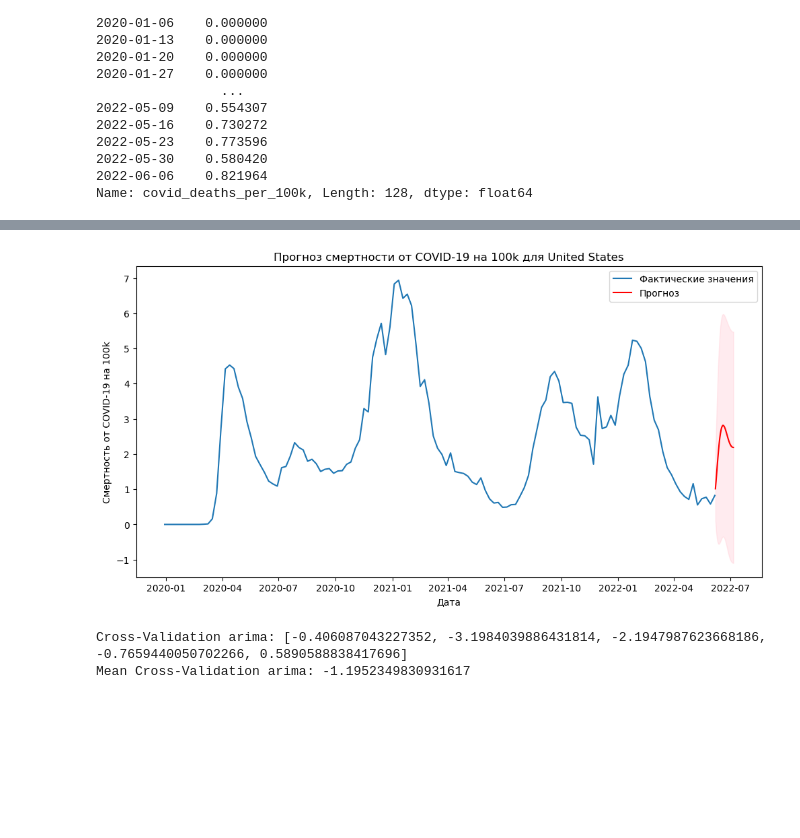
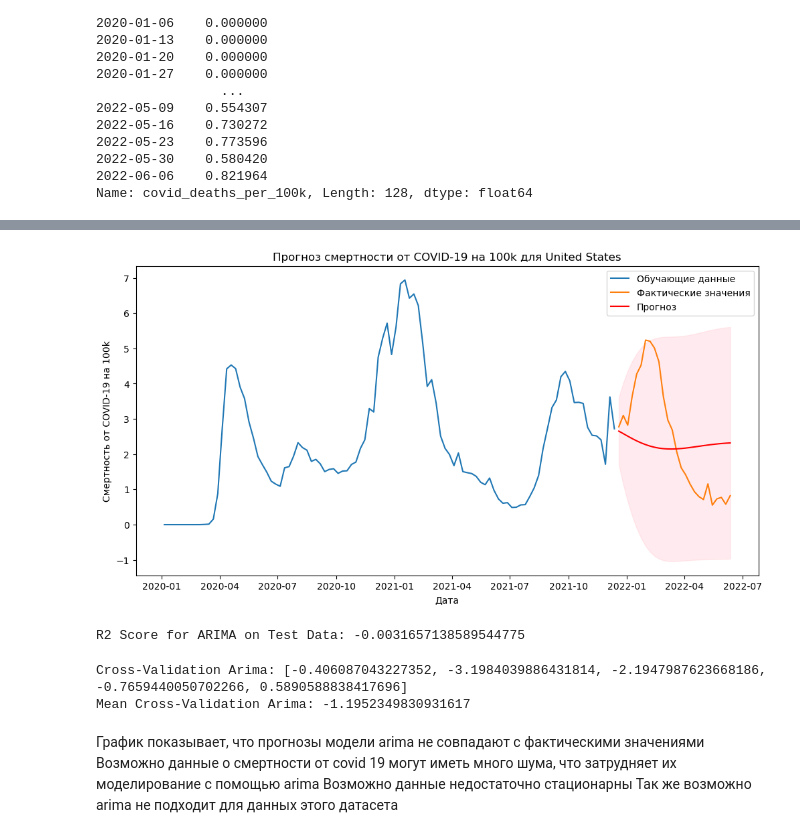
Before and after one commit to adinai-omurbaeva/ds-course, a Jupyter notebook: 13/13_1-2.ipynb, the cells around one changed output, grey strips where cells are left out. Drawn from its saved outputs; the diff is of its cells as text; code cells hidden in the pictures; blank space fills up the shorter version.

```diff
--- a/13/13_1-2.ipynb
+++ b/13/13_1-2.ipynb
@@ -27,8 +27,6 @@ df
 5770 rows × 17 columns
 # %%
 df = df.dropna()
-df['start_date'] = pd.to_datetime(df['start_date'], format='%Y-%m-%d')
-df['end_date'] = pd.to_datetime(df['end_date'], format='%Y-%m-%d')
-
-# Проверка данных после преобразования дат
-print(df[['start_date', 'end_date']].head())
+# Проверка монотонности индекса
+if not df['start_date'].is_monotonic_increasing:
+    df = df.sort_values(by='start_date')
@@ -73,24 +64,19 @@ start_date
 2022-06-06    0.821964
 Name: covid_deaths_per_100k, Length: 128, dtype: float64
 # %%
+covid_deaths_per_100k = region_df.set_index('start_date')['covid_deaths_per_100k']
+
+# Приведение ряда к недельному интервалу
+covid_deaths_per_100k = covid_deaths_per_100k.resample('W').mean()
+
 result = adfuller(covid_deaths_per_100k)
 print('ADF Statistic:', result[0])
 print('p-value:', result[1])
 
-# Приведение ряда к стационарному виду (если необходимо)
 if result[1] > 0.05:
     covid_deaths_per_100k_stationary = covid_deaths_per_100k.diff().dropna()
 else:
     covid_deaths_per_100k_stationary = covid_deaths_per_100k
-
-# Проверка на наличие данных после дифференцирования
-if covid_deaths_per_100k_stationary.empty:
-    raise ValueError("No data available after differencing")
-print(covid_deaths_per_100k_stationary.head())
-
-# Проверка на наличие данных после дифференцирования
-if covid_deaths_per_100k_stationary.empty:
-    raise ValueError("No data available after differencing")
 # %% [output]
 ADF Statistic: -3.587987363510501
 p-value: 0.005994880308406632
@@ -129,0 +83,10 @@ Warnings:
+# %%
+train_size = int(len(covid_deaths_per_100k_stationary) * 0.8)
+train, test = covid_deaths_per_100k_stationary[:train_size], covid_deaths_per_100k_stationary[train_size:]
+
+# Обучение модели Arima на обучающей выборке
+model = pm.auto_arima(train, seasonal=False, trace=True, error_action='ignore', suppress_warnings=True)
+print(model.summary())
+
+# Прогнозирование на тестовой выборке
+forecast, conf_int = model.predict(n_periods=len(test), return_conf_int=True)
@@ -130,28 +111,38 @@ Warnings:
 # %%
 plt.figure(figsize=(12, 6))
-plt.plot(covid_deaths_per_100k_stationary, label='Фактические значения')
-plt.plot(forecast_index, forecast, label='Прогноз', color='red')
-plt.fill_between(forecast_index, conf_int[:, 0], conf_int[:, 1], color='pink', alpha=0.3)
+plt.plot(train, label='Обучающие данные')
+plt.plot(test.index, test, label='Фактические значения')
+plt.plot(test.index, forecast, label='Прогноз', color='red')
+plt.fill_between(test.index, conf_int[:, 0], conf_int[:, 1], color='pink', alpha=0.3)
 plt.legend()
 plt.title(f'Прогноз смертности от COVID-19 на 100k для {selected_region}')
 plt.xlabel('Дата')
 plt.ylabel('Смертность от COVID-19 на 100k')
 plt.show()
 # %% [output]
-[figure, old version]
+[figure, new version]
 # %%
-# Кросс-валидация для модели ARIMA (для сравнения в будущем)
+r2_arima = r2_score(test, forecast)
+print(f'R2 Score for ARIMA on Test Data: {r2_arima}')
+
+# Кросс-валидация для модели ARIMA
 tscv = TimeSeriesSplit(n_splits=5)
 arima_scores = []
 
 for train_index, test_index in tscv.split(covid_deaths_per_100k_stationary):
-    train, test = covid_deaths_per_100k_stationary[train_index], covid_deaths_per_100k_stationary[test_index]
-    model = pm.auto_arima(train, seasonal=False, trace=False, error_action='ignore', suppress_warnings=True)
-    forecast = model.predict(n_periods=len(test))
-    arima_scores.append(r2_score(test, forecast))
+    train_cv, test_cv = covid_deaths_per_100k_stationary[train_index], covid_deaths_per_100k_stationary[test_index]
+    model_cv = pm.auto_arima(train_cv, seasonal=False, trace=False, error_action='ignore', suppress_warnings=True)
+    forecast_cv = model_cv.predict(n_periods=len(test_cv))
+    arima_scores.append(r2_score(test_cv, forecast_cv))
 
-print(f'Cross-Validation arima: {arima_scores}')
-print(f'Mean Cross-Validation arima: {np.mean(arima_scores)}')
+print(f'Cross-Validation Arima: {arima_scores}')
+print(f'Mean Cross-Validation Arima: {np.mean(arima_scores)}')
 # %% [output]
-Cross-Validation arima: [-0.406087043227352, -3.1984039886431814, -2.1947987623668186, -0.7659440050702266, 0.5890588838417696]
-Mean Cross-Validation arima: -1.1952349830931617
+R2 Score for ARIMA on Test Data: -0.0031657138589544775
+Cross-Validation Arima: [-0.406087043227352, -3.1984039886431814, -2.1947987623668186, -0.7659440050702266, 0.5890588838417696]
+Mean Cross-Validation Arima: -1.1952349830931617
+# %% [markdown]
+График показывает, что прогнозы модели arima не совпадают с фактическими значениями
+Возможно данные о смертности от covid 19 могут иметь много шума, что затрудняет их моделирование с помощью arima
+Возможно данные недостаточно стационарны
+Так же возможно arima не подходит для данных этого датасета
```
Also changed, not shown: parts of 4 cells of this notebook, 1 other file.
